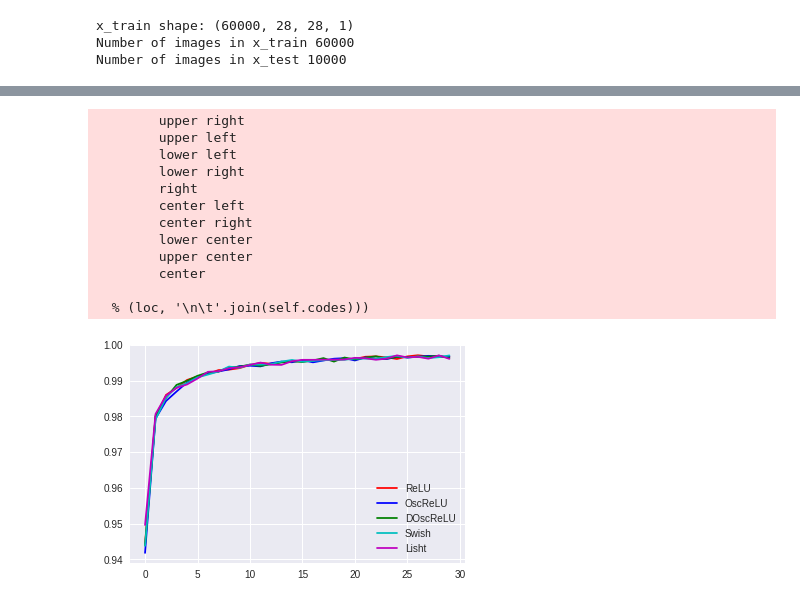
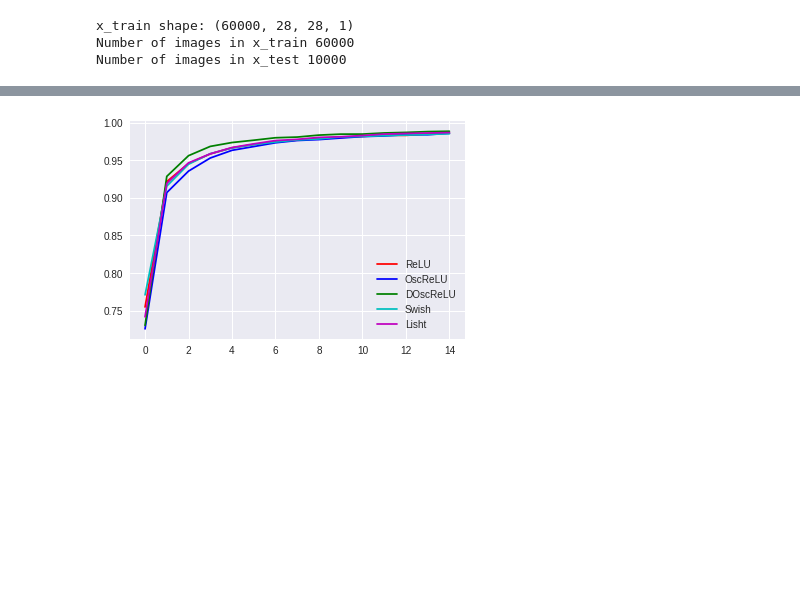
Before and after one commit to IcarusBurned/Activation-Functions, a Jupyter notebook: Image_Classification_in_10_Minutes_with_MNIST_Dataset.ipynb, the cells around one changed output, grey strips where cells are left out. Cells and saved outputs as stored; diff of their text form; code cells hidden in the pictures; blank space fills up the shorter version.

```diff
--- a/Image_Classification_in_10_Minutes_with_MNIST_Dataset.ipynb
+++ b/Image_Classification_in_10_Minutes_with_MNIST_Dataset.ipynb
@@ -72,16 +63,17 @@ plt.imshow(yo, cmap = 'gray')
 # %%
 PIx2 = 2.0*tf.constant(math.pi)
 PI = tf.constant(math.pi)
+off = .5
 
 def ReLU(x):
   return tf.maximum(0.0, x)
 
 def xsinxRelu(x):
-  return tf.maximum(0.0,1.0/PIx2*(PIx2*x - tf.sin(PIx2*x)))
+  return tf.maximum(0.0,1.0/PIx2*(PIx2*(x+off) - tf.sin(PIx2*(x+off))))
 
 def expxsinxRelu(x):
   s = 1.0
-  return tf.maximum(0.0,1.0/PIx2*(PIx2*x - tf.exp(-s*tf.square(x))* tf.sin(PIx2*x)))
+  return tf.maximum(0.0,1.0/PIx2*(PIx2*(x+off) - tf.exp(-s*tf.square((x+off)))* tf.sin(PIx2*(x+off))))
 
 def xsinxSigmoid(x):
   y = tf.minimum(1.0, tf.maximum(0.0,1.0/(PIx2)*((x + PI) - tf.sin((x + PI)))))
@@ -126,7 +118,7 @@ EXSINX = 2
 SWISH = 3
 LISHT = 4
 
-dict = {0:ReLU, 1:xsinxRelu, 2:expxsinxRelu, 3:swish, 4:lisht}
+funcs = {0:ReLU, 1:xsinxRelu, 2:expxsinxRelu, 3:swish, 4:lisht}
 names = {0:"ReLU", 1:"xsinxRelu", 2:"expxsinxRelu", 3:"swish", 4:"lisht"}
 # %%
 
@@ -198,28 +186,16 @@ files.download("MNIST_CNN_LOSS.png")
 # %%
 # plot metrics
 pyplot.plot(H[0].history['acc'], 'r', label='ReLU')
 pyplot.plot(H[1].history['acc'], 'b', label='OscReLU')
 pyplot.plot(H[2].history['acc'], 'g', label='DOscReLU')
 pyplot.plot(H[3].history['acc'], 'c', label='Swish')
 pyplot.plot(H[4].history['acc'], 'm', label='Lisht')
-pyplot.legend(loc='bottem right')
+pyplot.legend(loc='lower right')
 from google.colab import files
-plt.savefig("MNIST_CNN_ACC.png")
-files.download("MNIST_CNN_ACC.png")
+plt.savefig("MNIST_CNN_ACC 15_IT OFFSET_1_0.png")
+files.download("MNIST_CNN_ACC 15_IT OFFSET_1_0.png")
 # %% [output]
-        upper right
-        upper left
-        lower left
-        lower right
-        right
-        center left
-        center right
-        lower center
-        upper center
-        center
-
-  % (loc, '\n\t'.join(self.codes)))
-[figure, old version]
+[figure, new version]
 # %%
 # plot metrics
 print(TR[0][1], 'ReLU')
```
Also changed, not shown: parts of 10 cells of this notebook.
